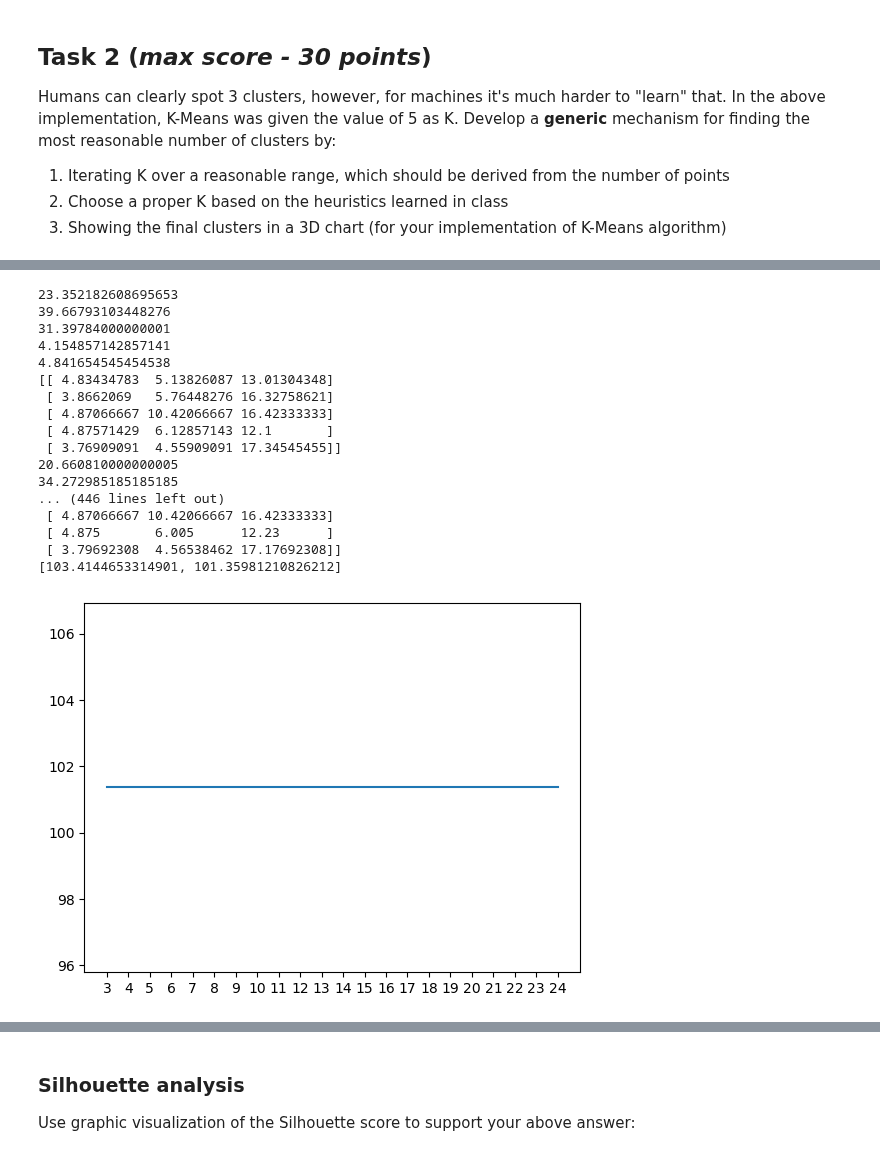
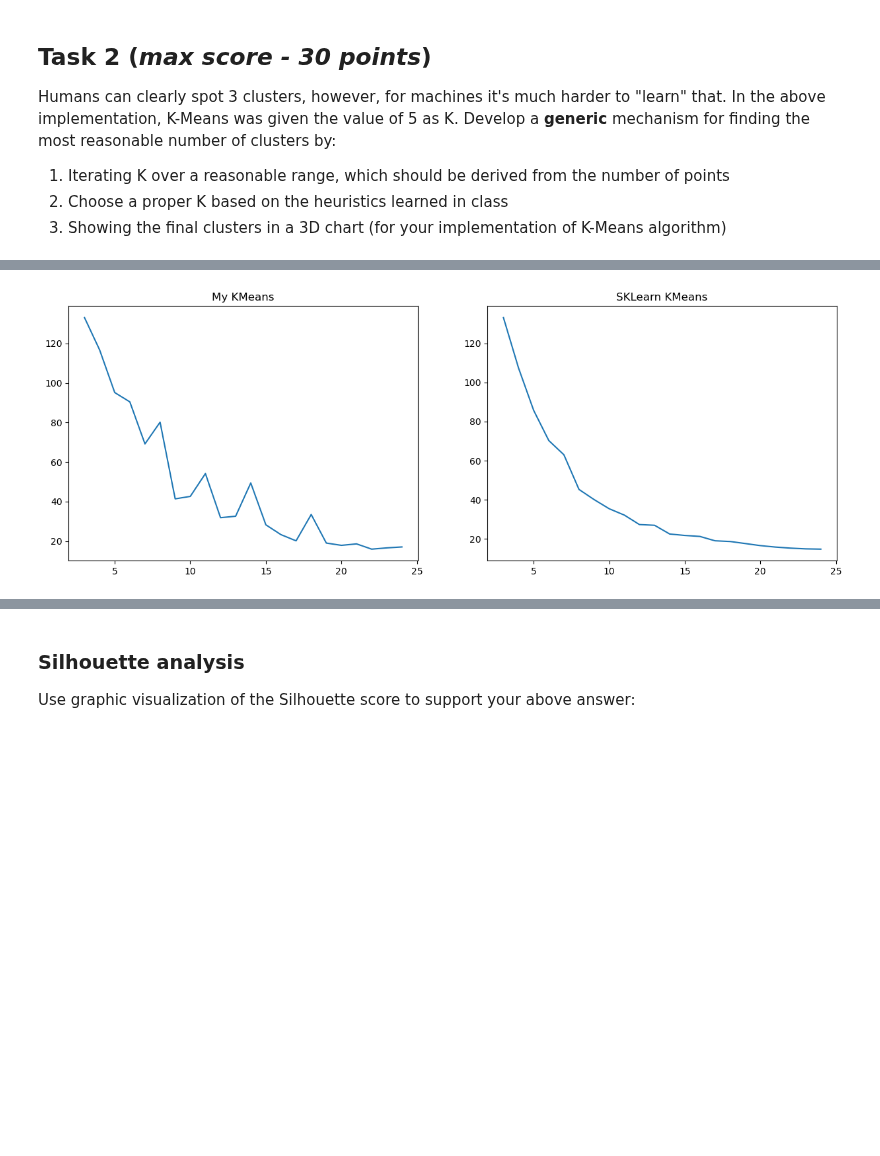
Before and after one commit to tryko/y_data_Itay_asaf_, a Jupyter notebook: Unsupervised_Learning/week_1/HW1_Clustering_Itay.ipynb, the cells around one changed output, grey strips where cells are left out. Saved outputs shown, nothing was run; the diff lists cells and outputs as text; code cells hidden in the pictures; blank space fills up the shorter version.

```diff
--- a/Unsupervised_Learning/week_1/HW1_Clustering_Itay.ipynb
+++ b/Unsupervised_Learning/week_1/HW1_Clustering_Itay.ipynb
@@ -364,10 +354,3 @@ Develop a **generic** mechanism for finding the most reasonable number of cluste
 1. Iterating K over a reasonable range, which should be derived from the number of points
 2. Choose a proper K based on the heuristics learned in class
 3. Showing the final clusters in a 3D chart (for your implementation of K-Means algorithm)
-# %%
-WCSS_ls = []
-
-km = K_means(k=5)
-km.fit(EMR3d1)
-WCSS_ls.append(np.abs(km.WCSS_ls[-1]))
-print(km.WCSS_ls)
@@ -396,36 +357,36 @@ ValueError: The truth value of an array with more than one element is ambiguous.
 # %%
 # Add your code for task2 after this line, and keep it in this cell.
+# I expect to see RuntimeWarnings in this block
+import warnings
+with warnings.catch_warnings():
+    warnings.simplefilter("ignore", category=RuntimeWarning)
+    k_values = int(EMR3d1.shape[0]/4)
+    starting_k = 3
+    WCSS_ls = []
+    inertias = []
+    for k in range(starting_k,k_values):
+        km = K_means(k=k)
+        km.fit(EMR3d1)
+        WCSS_ls.append(np.abs(km.WCSS))
 
-k_values = int(EMR3d1.shape[0]/4)
-starting_k = 3
-WCSS_ls = []
-
-for k in range(starting_k,k_values):
-    km = K_means(k=k)
-    km.fit(EMR3d1)
-    WCSS_ls.append(np.abs(km.WCSS_ls[-1]))
-    print(km.WCSS_ls)
+        km = KMeans(n_clusters=k, init='random')
+        km.fit(EMR3d1)
+        # print(km.cluster_centers_)
+        # print(km.inertia_)
+        inertias.append(km.inertia_)
+        # print('centroids')
+        # print(km.WCSS)
+        # print())
 
 
 
-plt.plot(range(starting_k,k_values), WCSS_ls)
-plt.xticks(range(starting_k,k_values));
+
+
+fig, ax = plt.subplots(1, 2, figsize=(15, 5))
+ax[0].set_title('My KMeans')
+ax[0].plot(range(starting_k,k_values), WCSS_ls);
+
+ax[1].set_title('SKLearn KMeans')
+ax[1].plot(range(starting_k,k_values), inertias);
 # %% [output]
-23.352182608695653
-39.66793103448276
-31.39784000000001
-4.154857142857141
-4.841654545454538
-[[ 4.83434783  5.13826087 13.01304348]
- [ 3.8662069   5.76448276 16.32758621]
- [ 4.87066667 10.42066667 16.42333333]
- [ 4.87571429  6.12857143 12.1       ]
- [ 3.76909091  4.55909091 17.34545455]]
-20.660810000000005
-34.272985185185185
-... (446 lines left out)
- [ 4.87066667 10.42066667 16.42333333]
- [ 4.875       6.005      12.23      ]
- [ 3.79692308  4.56538462 17.17692308]]
-[103.4144653314901, 101.35981210826212]
-[figure, old version]
+[figure, new version]
```
Also changed, not shown: parts of 6 cells of this notebook, 1 other file.
